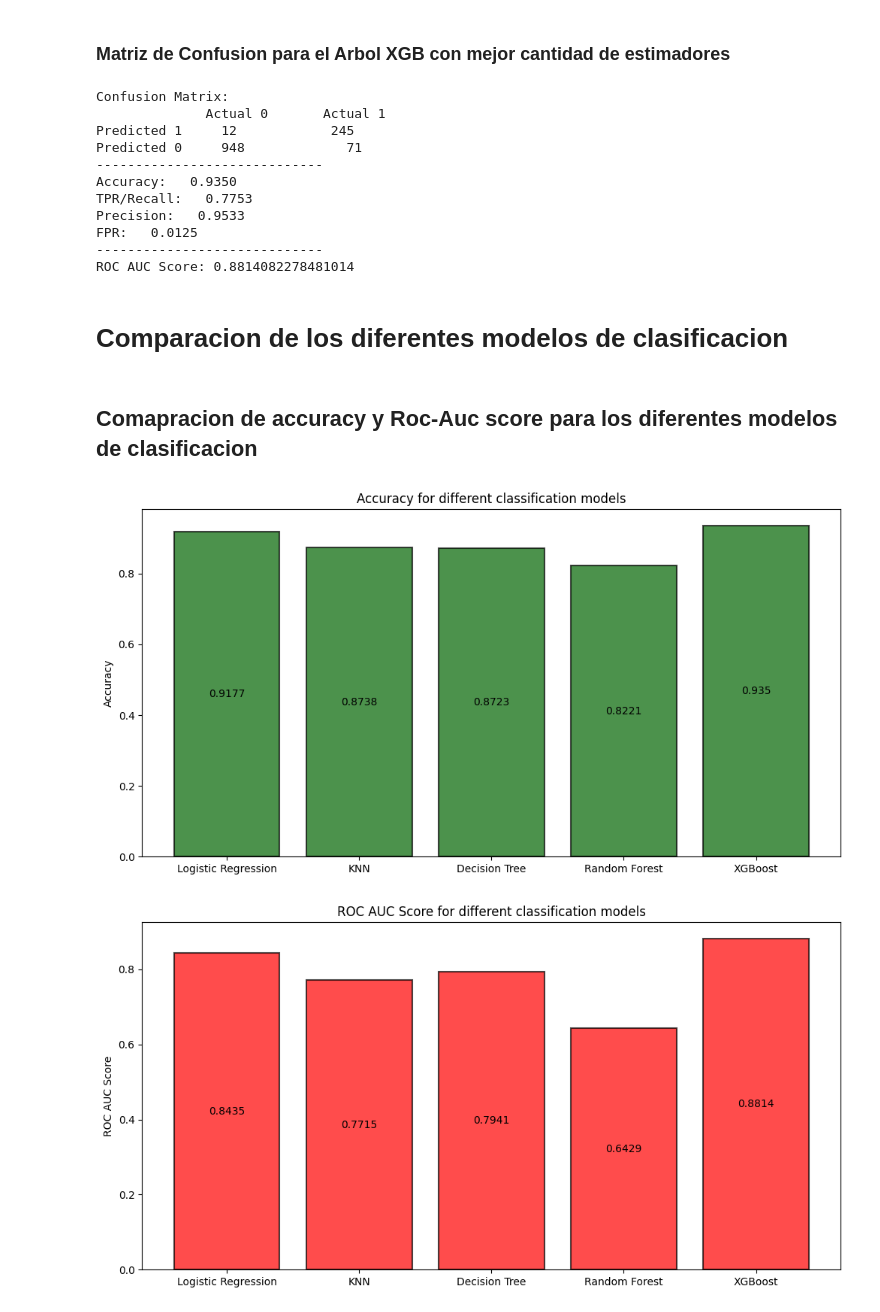
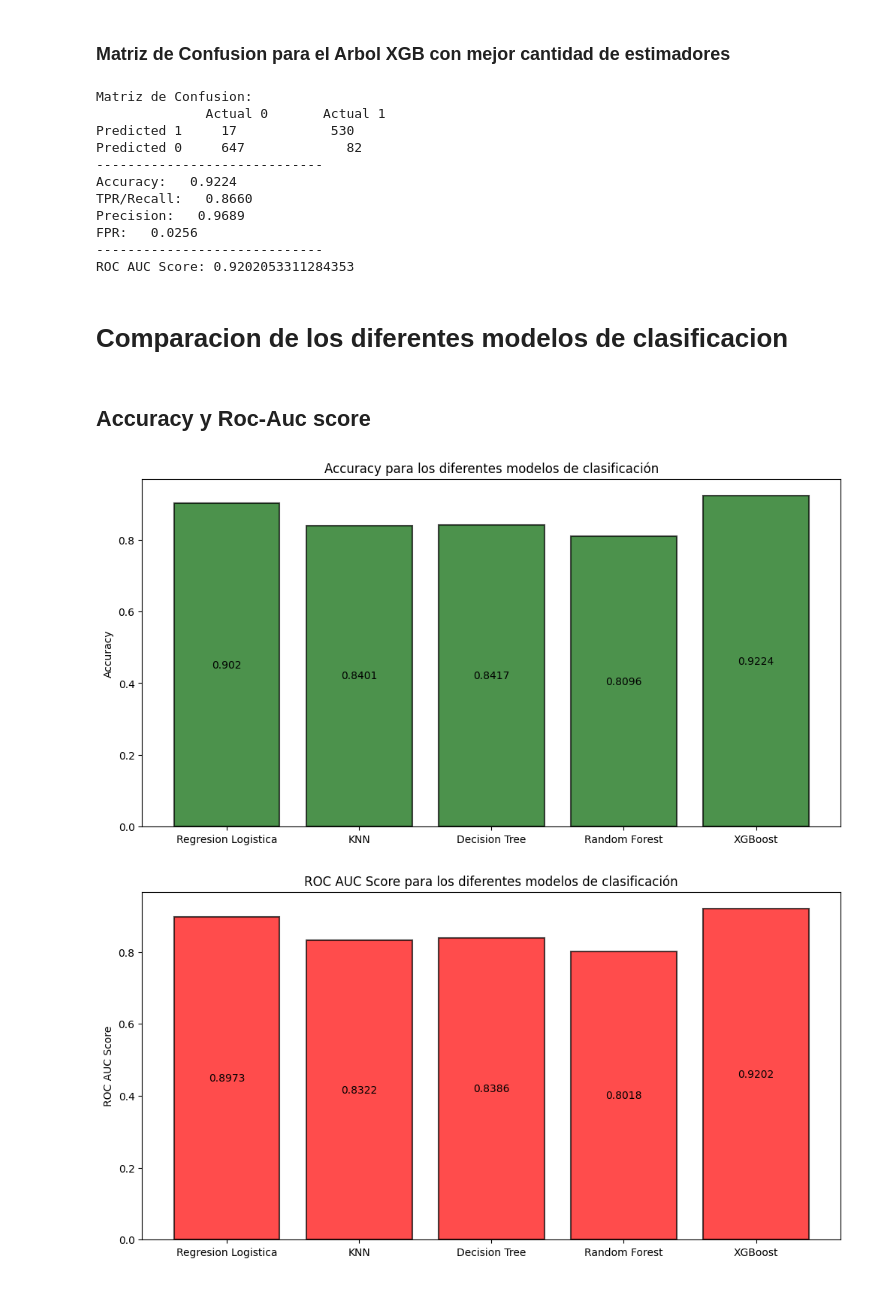
Before and after one commit to MatiasdeBuren/Final-Modelos-y-Simulacion, a Jupyter notebook: modelosFinal.ipynb, the cells around one changed output. Drawn from its saved outputs; the diff is of its cells as text; code cells hidden in the pictures.

```diff
--- a/modelosFinal.ipynb
+++ b/modelosFinal.ipynb
@@ -547,7 +553,7 @@ ROC AUC Score: 0.7363540659719003
 ### Matriz de confusion para KNN
 # %%
 knnModel = KNeighborsClassifier(n_neighbors=11).fit(x_train, y_train)
-y_pred = classify(knnModel, x_test, 0.7)
+y_pred = classify(knnModel, x_test, 0.68)
 
 tn, fn, fp, tp = cm(y_pred, y_test)
 knnModelAccuracy = accuracy(tp, tn, fp, fn)
@@ -559,7 +565,7 @@ knnModelFpr = fpr(tp, tn, fp, fn)
 
 
 
-print("Confusion Matrix:")
+print("Matriz de Confusion:")
 print(f"              Actual 0       Actual 1")
 print(f"Predicted 1     {fp}            {tp}")
 print(f"Predicted 0     {tn}             {fn}")
@@ -674,7 +677,7 @@ print(train_error[8], test_error[8], roc_auc_scores[8])
 ### Matriz de confusion para el arbol de clasificacion con mayor accuracy
 # %%
 TreeModel = tree.DecisionTreeClassifier(max_depth=8).fit(X_train, y_train)
-y_pred = classify(TreeModel, x_test, 0.7)
+y_pred = classify(TreeModel, x_test, 0.68)
 
 tn, fn, fp, tp = cm(y_pred, y_test)
 TreeModelAccuracy = accuracy(tp, tn, fp, fn)
@@ -684,7 +687,7 @@ TreeModelPrecision = precision(tp, tn, fp, fn)
 TreeModelFpr = fpr(tp, tn, fp, fn)
 
 
-print("Confusion Matrix:")
+print("Matriz de Confusion:")
 print(f"              Actual 0       Actual 1")
 print(f"Predicted 1     {fp}            {tp}")
 print(f"Predicted 0     {tn}             {fn}")
@@ -822,7 +822,7 @@ Text(0.5, 1.0, 'Bias-Variance Trade-off in Random Forest Classifier')
 ### Matriz de confusion para el Random Forest Tree
 # %%
 RandomForestTree = RandomForestClassifier(max_depth=18, n_estimators=23).fit(x_train, y_train)
-y_pred = classify(RandomForestTree, x_test, 0.7)
+y_pred = classify(RandomForestTree, x_test, 0.68)
 
 tn, fn, fp, tp = cm(y_pred, y_test)
 
@@ -833,7 +833,7 @@ RandomForestTreePrecision = precision(tp, tn, fp, fn)
 RandomForestTreeFpr = fpr(tp, tn, fp, fn)
 
 
-print("Confusion Matrix:")
+print("Matriz de Confusion:")
 print(f"              Actual 0       Actual 1")
 print(f"Predicted 1     {fp}            {tp}")
 print(f"Predicted 0     {tn}             {fn}")
@@ -948,7 +944,7 @@ plt.legend()
 ### Matriz de Confusion para el Arbol XGB con mejor cantidad de estimadores
 # %%
 ArbolXGB = xgb.XGBClassifier(n_estimators=59).fit(x_train, y_train)
-y_pred = classify(ArbolXGB, x_test, 0.7)
+y_pred = classify(ArbolXGB, x_test, 0.68)
 
 tn, fn, fp, tp = cm(y_pred, y_test)
 
@@ -959,7 +955,7 @@ ArbolXGBPrecision = precision(tp, tn, fp, fn)
 ArbolXGBFpr = fpr(tp, tn, fp, fn)
 
 
-print("Confusion Matrix:")
+print("Matriz de Confusion:")
 print(f"              Actual 0       Actual 1")
 print(f"Predicted 1     {fp}            {tp}")
 print(f"Predicted 0     {tn}             {fn}")
@@ -971,50 +967,47 @@ print(f"FPR:   {ArbolXGBFpr:.4f}")
 print("-----------------------------")
 print('ROC AUC Score:', ArbolXGBRocAuc)
 # %% [output]
-Confusion Matrix:
+Matriz de Confusion:
               Actual 0       Actual 1
-Predicted 1     12            245
-Predicted 0     948             71
+Predicted 1     17            530
+Predicted 0     647             82
 -----------------------------
-Accuracy:   0.9350
-TPR/Recall:   0.7753
-Precision:   0.9533
-FPR:   0.0125
+Accuracy:   0.9224
+TPR/Recall:   0.8660
+Precision:   0.9689
+FPR:   0.0256
 -----------------------------
-ROC AUC Score: 0.8814082278481014
+ROC AUC Score: 0.9202053311284353
 # %% [markdown]
 # Comparacion de los diferentes modelos de clasificacion
 # %% [markdown]
-## Comapracion de accuracy y Roc-Auc score para los diferentes modelos de clasificacion
+## Accuracy y Roc-Auc score
 # %%
 # Definir los nombres de los modelos y sus respectivas métricas
-model_names = ['Logistic Regression', 'KNN', 'Decision Tree', 'Random Forest', 'XGBoost']
+model_names = ['Regresion Logistica', 'KNN', 'Decision Tree', 'Random Forest', 'XGBoost']
 accuracy_scores = [clfAccuracy, knnModelAccuracy, TreeModelAccuracy, RandomForestTreeAccuracy, ArbolXgbAccuracy]
 roc_auc_scores = [clfRocAuc, knnModelRocAuc, TreeModelRoCAUC, RandomForestTreeRocAuc, ArbolXGBRocAuc]
 
-# Crear el gráfico de barras para la precisión
 plt.figure(figsize=(12, 6))
 bars = plt.bar(model_names, accuracy_scores, color='darkgreen', alpha=0.7, width=0.8, align='center', edgecolor='black', linewidth=1.5, capsize=0.5, ecolor='black')
 plt.ylabel('Accuracy')
-plt.title('Accuracy for different classification models')
+plt.title('Accuracy para los diferentes modelos de clasificación')
 
-# Add value labels inside each bar
 for bar in bars:
     yval = bar.get_height()
     plt.text(bar.get_x() + bar.get_width()/2, yval/2, round(yval, 4), ha='center', va='center', color='black')
 
 plt.show()
 
-# Crear el gráfico de barras para el ROC AUC Score
 plt.figure(figsize=(12, 6))
 bars = plt.bar(model_names, roc_auc_scores, color='red', alpha=0.7, width=0.8, align='center', edgecolor='black', linewidth=1.5, capsize=0.5, ecolor='black')
 plt.ylabel('ROC AUC Score')
-plt.title('ROC AUC Score for different classification models')
+plt.title('ROC AUC Score para los diferentes modelos de clasificación')
 
 for bar in bars:
     yval = bar.get_height()
     plt.text(bar.get_x() + bar.get_width()/2, yval/2, round(yval, 4), ha='center', va='center', color='black')
 plt.show()
 # %% [output]
-[figure, old version]
+[figure, new version]
-[figure, old version]
+[figure, new version]
```
Also changed, not shown: parts of 30 cells of this notebook.
